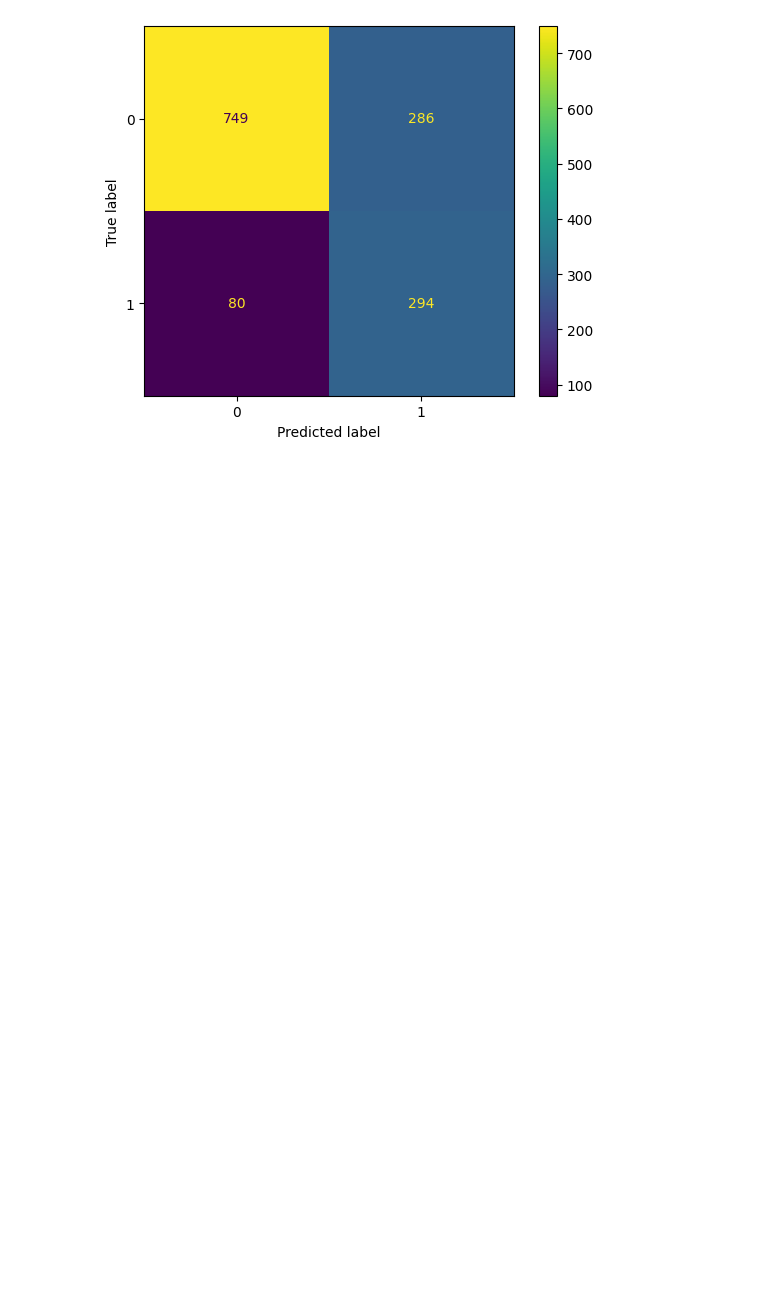
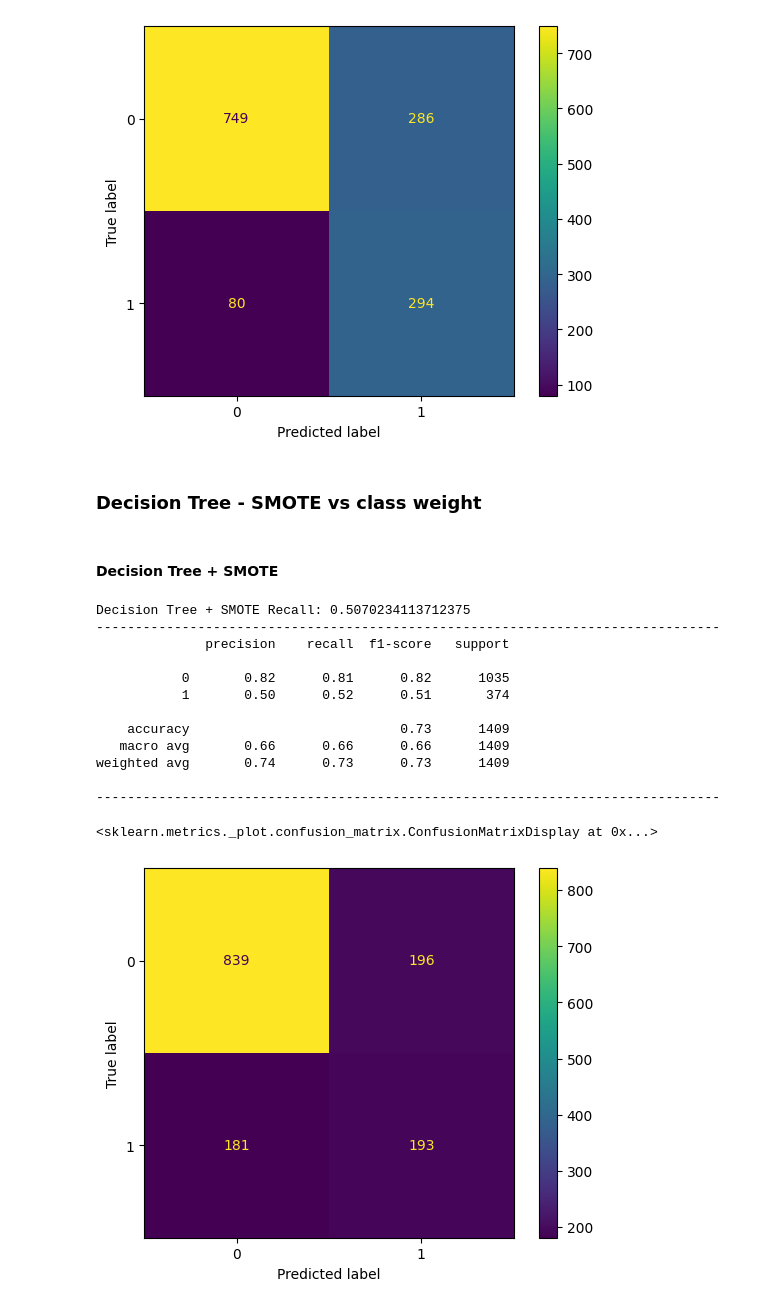
Before and after one commit to Anurag-Warthi/Machine-Learning-Projects, a Jupyter notebook: Machine Learning Projects/Customer Churn/Churn.ipynb, the cells around one changed output. Cells and saved outputs as stored; diff of their text form; code cells hidden in the pictures; blank space fills up the shorter version.

```diff
--- a/Machine Learning Projects/Customer Churn/Churn.ipynb
+++ b/Machine Learning Projects/Customer Churn/Churn.ipynb
@@ -474,3 +476,44 @@ weighted avg       0.80      0.74      0.75      1409
 --------------------------------------------------------------------------------
 <sklearn.metrics._plot.confusion_matrix.ConfusionMatrixDisplay at 0x...>
 [figure]
+# %% [markdown]
+### Decision Tree - SMOTE vs class weight
+# %% [markdown]
+#### Decision Tree + SMOTE
+# %%
+dt_smote = Pipeline([
+    ('smote', SMOTE(random_state=42)),
+    ('model', DecisionTreeClassifier(random_state=42))
+])
+
+score_dt_smote = cross_val_score(
+    dt_smote, X_train, y_train, cv=cv, scoring='recall'
+)
+
+print("Decision Tree + SMOTE Recall:", score_dt_smote.mean())
+print("--"* 40)
+
+dt_smote.fit(X_train, y_train)
+y_pred = dt_smote.predict(X_test)
+
+print(classification_report(y_test, y_pred))
+print("--"* 40)
+
+cm = confusion_matrix(y_test, y_pred)
+disp = ConfusionMatrixDisplay(cm, display_labels=dt_smote.classes_)
+disp.plot()
+# %% [output]
+Decision Tree + SMOTE Recall: 0.5070234113712375
+--------------------------------------------------------------------------------
+              precision    recall  f1-score   support
+
+           0       0.82      0.81      0.82      1035
+           1       0.50      0.52      0.51       374
+
+    accuracy                           0.73      1409
+   macro avg       0.66      0.66      0.66      1409
+weighted avg       0.74      0.73      0.73      1409
+
+--------------------------------------------------------------------------------
+<sklearn.metrics._plot.confusion_matrix.ConfusionMatrixDisplay at 0x...>
+[figure, added]
```
Also changed, not shown: parts of 14 cells of this notebook.
